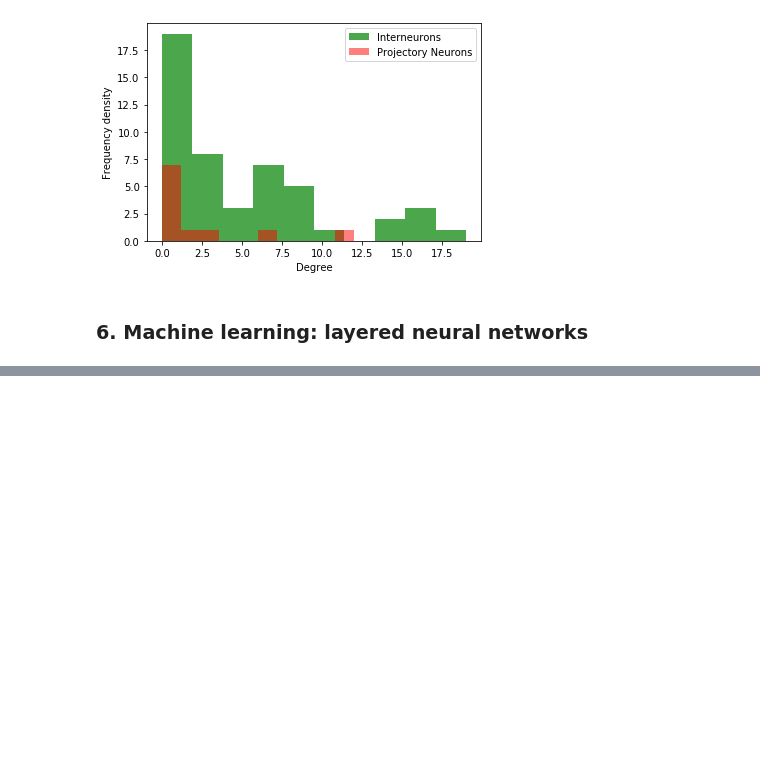
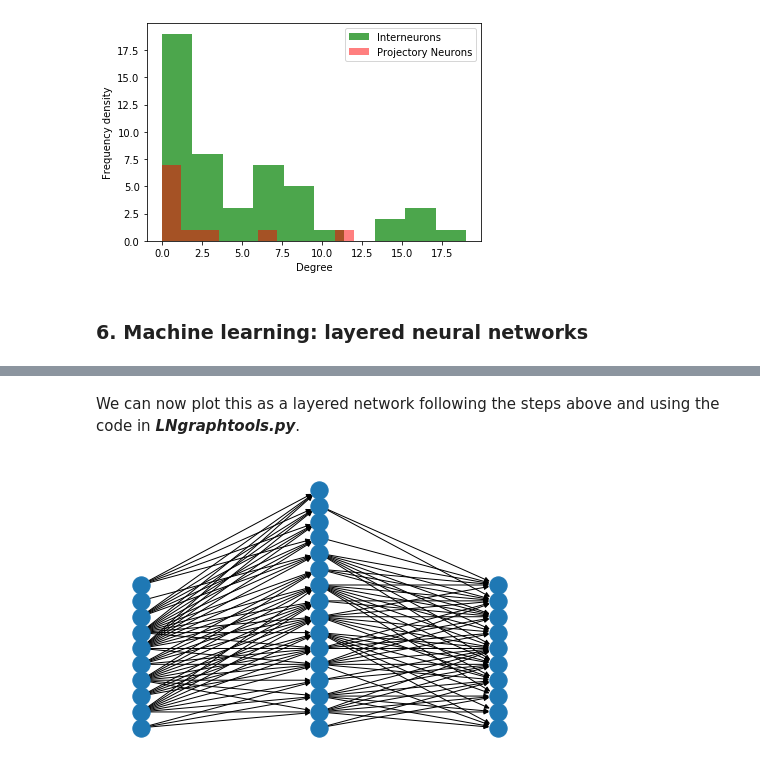
Before and after one commit to rnartallo/randomlygrownnetworks, a Jupyter notebook: HypExtRandNN.ipynb, the cells around one changed output, grey strips where cells are left out. Saved outputs shown, nothing was run; the diff lists cells and outputs as text; code cells hidden in the pictures; blank space fills up the shorter version.

```diff
--- a/HypExtRandNN.ipynb
+++ b/HypExtRandNN.ipynb
@@ -274,0 +316,8 @@ cngt.plotLocProjDegreeDistribution(degrees[0],degrees[1])
+# %% [markdown]
+We can now plot this as a layered network following the steps above and using the code in ***LNgraphtools.py***.
+# %%
+import LNgraphtools as lngt
+G=lngt.makeLayeredGraph(LayeredNetwork)
+lngt.plotLayeredGraph(G)
+# %% [output]
+[figure, added]
```
Also changed, not shown: parts of 25 cells of this notebook, 4 other files.
